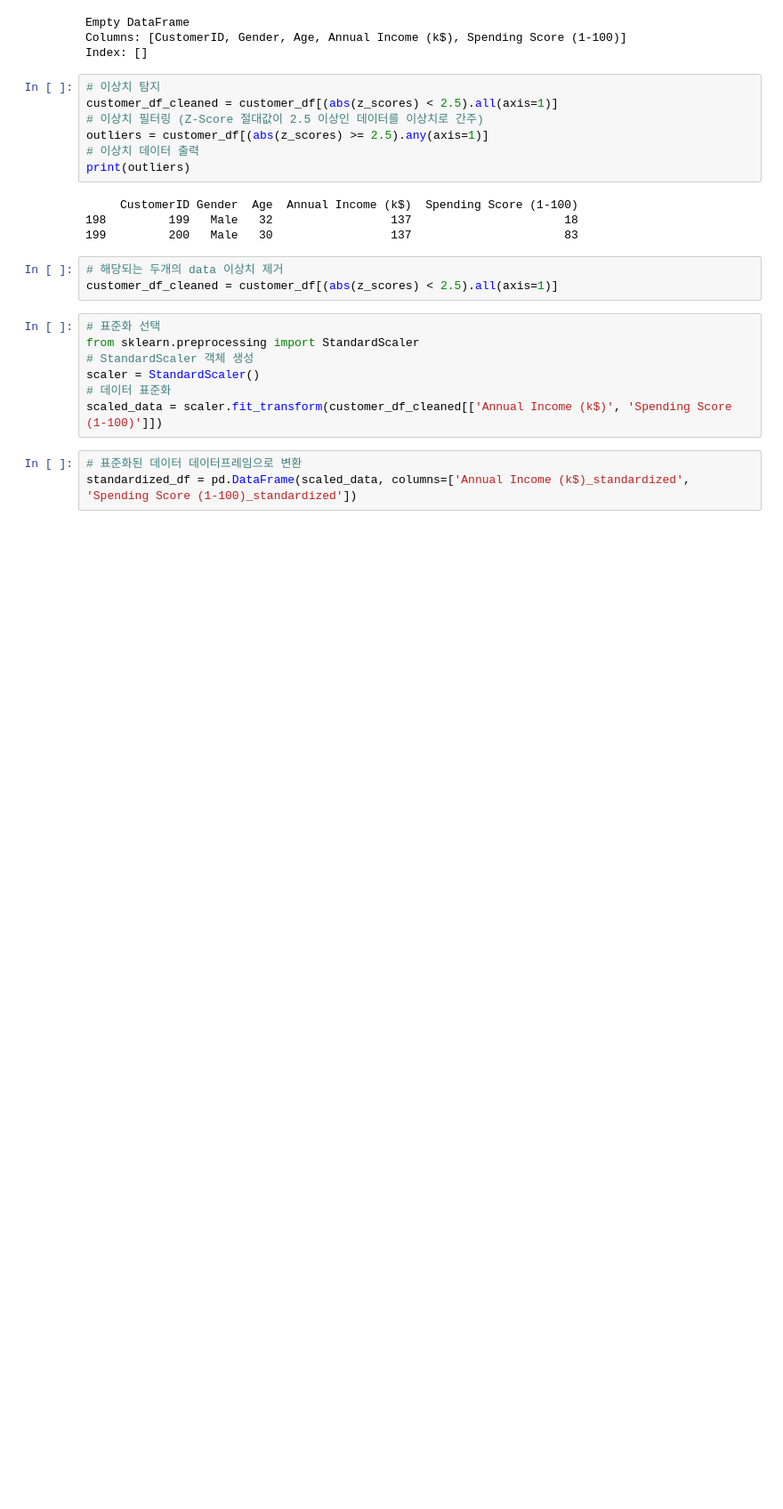
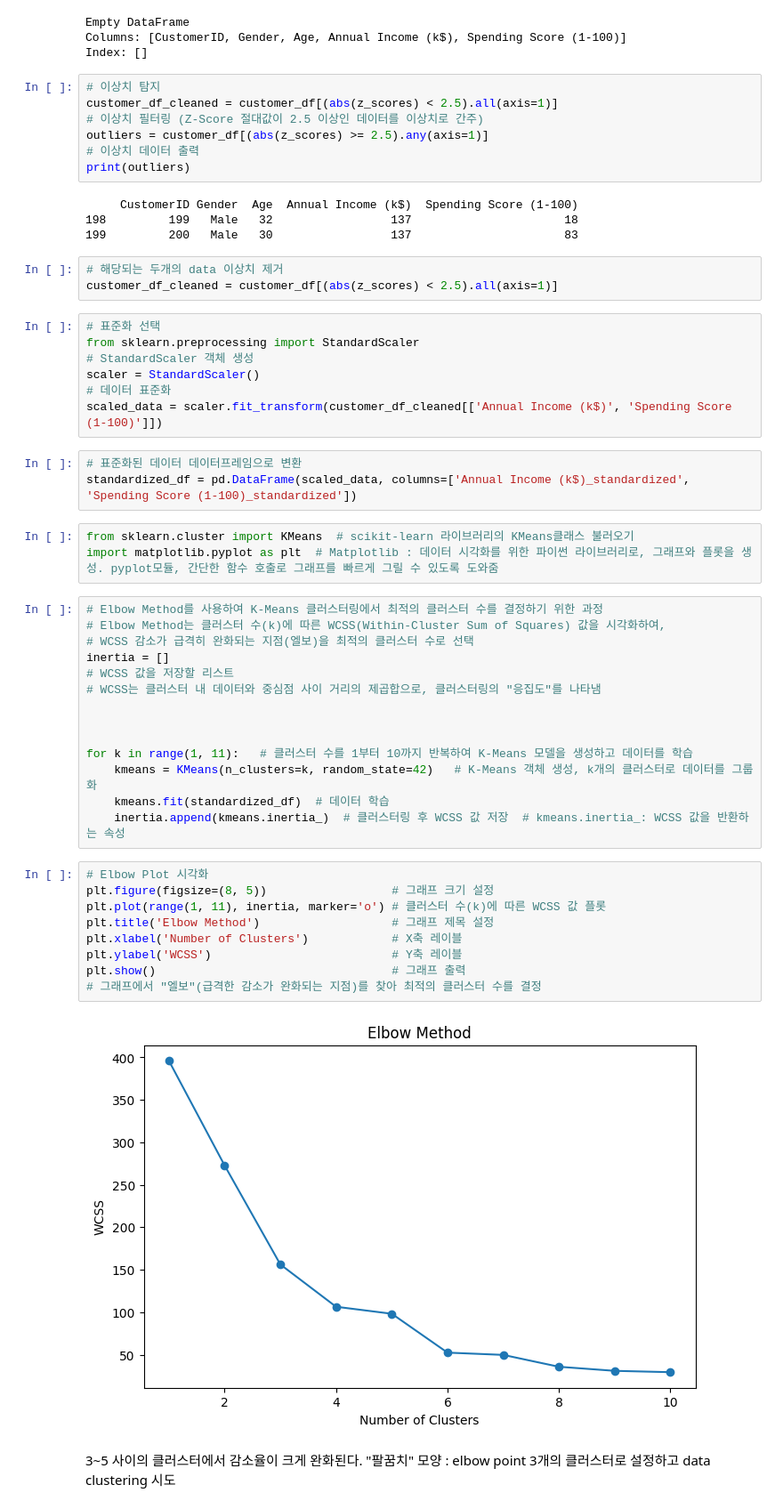
Before and after one commit to invisible-bo/customers, a Jupyter notebook: customers.ipynb, the cells around one changed output. Shown: that part at 89% size. Cells and saved outputs as stored; diff of their text form; blank space fills up the shorter version.

```diff
--- a/customers.ipynb
+++ b/customers.ipynb
@@ -88,3 +88,34 @@ scaled_data = scaler.fit_transform(customer_df_cleaned[['Annual Income (k$)', 'S
 # %%
 # 표준화된 데이터 데이터프레임으로 변환
 standardized_df = pd.DataFrame(scaled_data, columns=['Annual Income (k$)_standardized', 'Spending Score (1-100)_standardized'])
+# %%
+from sklearn.cluster import KMeans  # scikit-learn 라이브러리의 KMeans클래스 불러오기
+import matplotlib.pyplot as plt  # Matplotlib : 데이터 시각화를 위한 파이썬 라이브러리로, 그래프와 플롯을 생성. pyplot모듈, 간단한 함수 호출로 그래프를 빠르게 그릴 수 있도록 도와줌
+# %%
+# Elbow Method를 사용하여 K-Means 클러스터링에서 최적의 클러스터 수를 결정하기 위한 과정
+# Elbow Method는 클러스터 수(k)에 따른 WCSS(Within-Cluster Sum of Squares) 값을 시각화하여,
+# WCSS 감소가 급격히 완화되는 지점(엘보)을 최적의 클러스터 수로 선택
+inertia = []
+# WCSS 값을 저장할 리스트
+# WCSS는 클러스터 내 데이터와 중심점 사이 거리의 제곱합으로, 클러스터링의 "응집도"를 나타냄
+
+
+
+for k in range(1, 11):   # 클러스터 수를 1부터 10까지 반복하여 K-Means 모델을 생성하고 데이터를 학습
+    kmeans = KMeans(n_clusters=k, random_state=42)   # K-Means 객체 생성, k개의 클러스터로 데이터를 그룹화
+    kmeans.fit(standardized_df)  # 데이터 학습
+    inertia.append(kmeans.inertia_)  # 클러스터링 후 WCSS 값 저장  # kmeans.inertia_: WCSS 값을 반환하는 속성
+# %%
+# Elbow Plot 시각화
+plt.figure(figsize=(8, 5))                  # 그래프 크기 설정
+plt.plot(range(1, 11), inertia, marker='o') # 클러스터 수(k)에 따른 WCSS 값 플롯
+plt.title('Elbow Method')                   # 그래프 제목 설정
+plt.xlabel('Number of Clusters')            # X축 레이블
+plt.ylabel('WCSS')                          # Y축 레이블
+plt.show()                                  # 그래프 출력
+# 그래프에서 "엘보"(급격한 감소가 완화되는 지점)를 찾아 최적의 클러스터 수를 결정
+# %% [output]
+[figure, added]
+# %% [markdown]
+3~5 사이의 클러스터에서 감소율이 크게 완화된다. "팔꿈치" 모양 : elbow point
+3개의 클러스터로 설정하고 data clustering 시도
```
Also changed, not shown: parts of 19 cells of this notebook.
